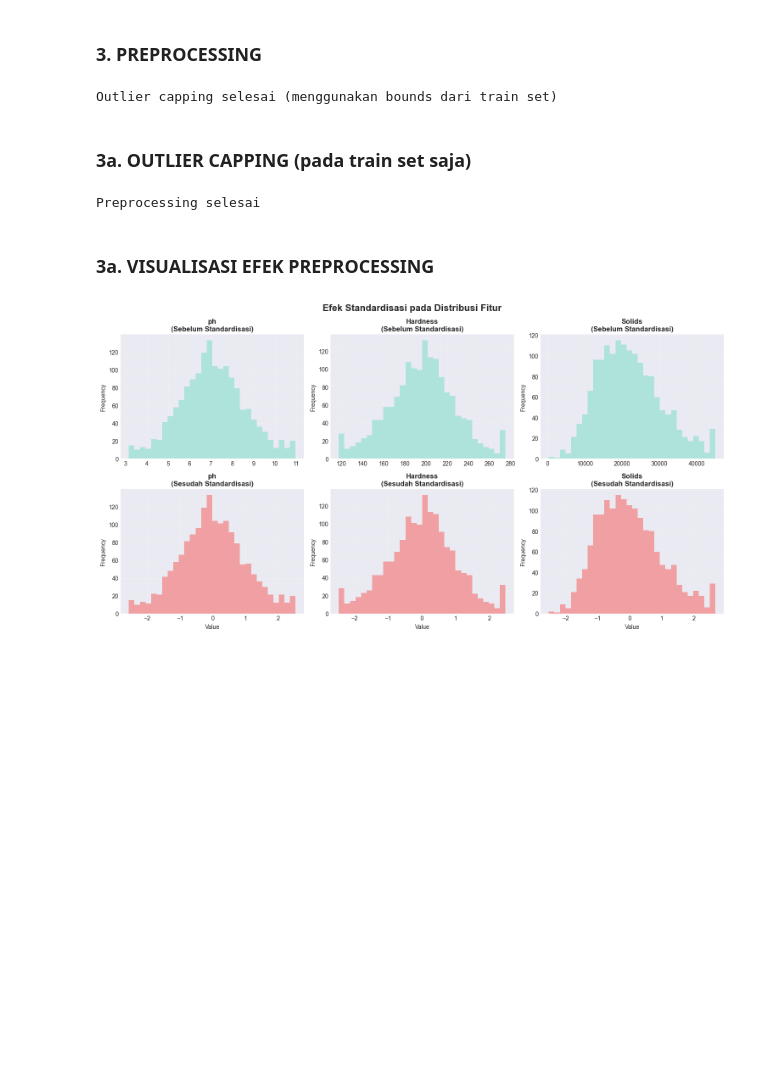
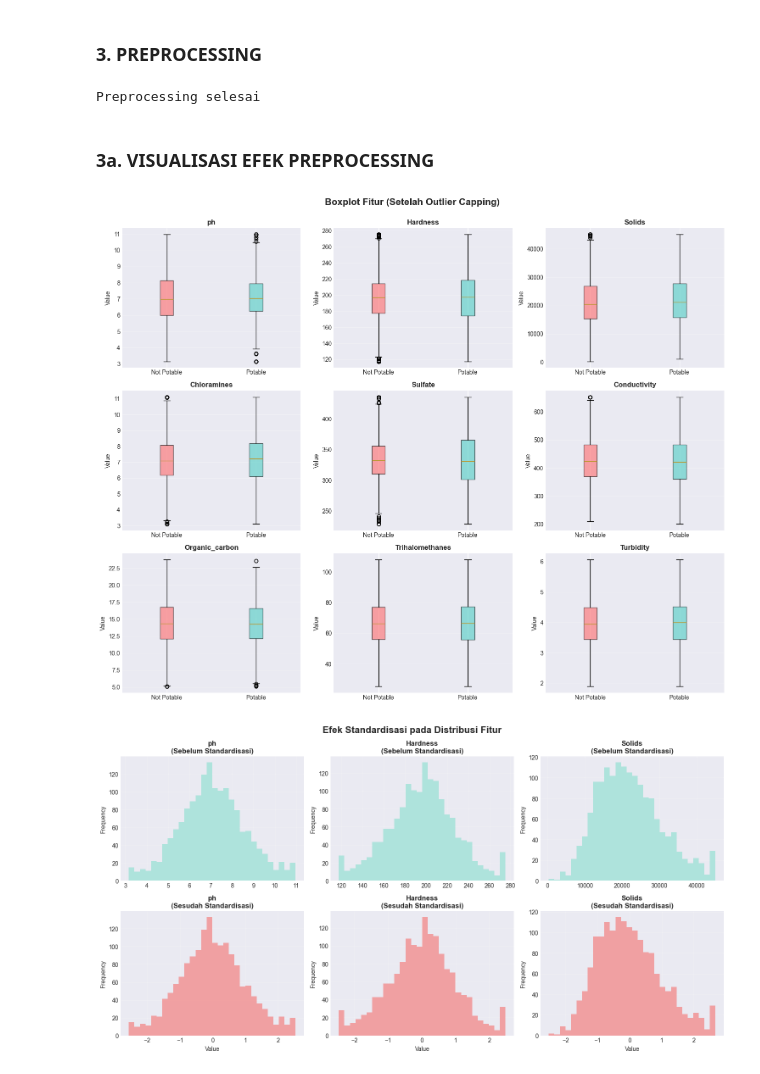
Before and after one commit to Ilham-Bashthotan/Tubes-KA-KNN, a Jupyter notebook: main.ipynb, the cells around one changed output. Cells and saved outputs as stored; diff of their text form; code cells hidden in the pictures; blank space fills up the shorter version.

```diff
--- a/main.ipynb
+++ b/main.ipynb
@@ -320,40 +348,41 @@ Train: (1609, 9), Test: (402, 9)
 # %% [markdown]
 ### 3. PREPROCESSING
 # %%
-# Hitung IQR bounds dari TRAIN SET saja (mencegah data leakage)
-outlier_bounds = {}
+# Outlier capping menggunakan fungsi
+X_train_capped, X_test_capped = cap_outliers(X_train, X_test)
+# Standardisasi menggunakan data yang sudah di-cap
+X_train_prep, X_test_prep = standardize(X_train_capped, X_test_capped)
 
-for col in X_train.columns:
-    Q1 = X_train[col].quantile(0.25)
-    Q3 = X_train[col].quantile(0.75)
-    IQR = Q3 - Q1
-    lower = Q1 - 1.5 * IQR
-    upper = Q3 + 1.5 * IQR
-    outlier_bounds[col] = (lower, upper)
-
-# Terapkan bounds ke train dan test set
-X_train_capped = X_train.copy()
-X_test_capped = X_test.copy()
-
-for col in X_train.columns:
-    lower, upper = outlier_bounds[col]
-    X_train_capped[col] = X_train_capped[col].clip(lower, upper)
-    X_test_capped[col] = X_test_capped[col].clip(lower, upper)
-
-print("Outlier capping selesai (menggunakan bounds dari train set)")
+print("Preprocessing selesai")
 # %% [output]
-Outlier capping selesai (menggunakan bounds dari train set)
+Preprocessing selesai
-# %% [markdown]
-### 3a. OUTLIER CAPPING (pada train set saja)
-# %%
-# Standardisasi menggunakan data yang sudah di-cap
-X_train_prep, X_test_prep = standardize(X_train_capped, X_test_capped)
-
-print("Preprocessing selesai")
-# %% [output]
-Preprocessing selesai
 # %% [markdown]
 ### 3a. VISUALISASI EFEK PREPROCESSING
+# %%
+# Boxplot untuk Outlier Detection (Setelah Capping)
+# Gabungkan kembali train dan test yang sudah di-cap untuk visualisasi
+X_capped_combined = pd.concat([X_train_capped, X_test_capped], ignore_index=True)
+y_combined = pd.concat([y_train, y_test], ignore_index=True)
+
+fig, axes = plt.subplots(3, 3, figsize=(15, 12))
+axes = axes.ravel()
+
+for idx, col in enumerate(features):
+    bp = axes[idx].boxplot([X_capped_combined[y_combined==0][col],
+                            X_capped_combined[y_combined==1][col]],
+                            tick_labels=['Not Potable', 'Potable'], patch_artist=True)
+    for patch, color in zip(bp['boxes'], ['#FF6B6B', '#4ECDC4']):
+        patch.set_facecolor(color)
+        patch.set_alpha(0.6)
+    axes[idx].set_title(col, fontweight='bold')
+    axes[idx].set_ylabel('Value')
+    axes[idx].grid(alpha=0.3, axis='y')
+
+plt.suptitle('Boxplot Fitur (Setelah Outlier Capping)', fontsize=16, fontweight='bold', y=1.00)
+plt.tight_layout()
+plt.show()
+# %% [output]
+[figure, added]
 # %%
 # Visualisasi: Sebelum vs Sesudah Standardisasi (sample 3 fitur)
 sample_features = features[:3]
```
Also changed, not shown: parts of 8 cells of this notebook.
